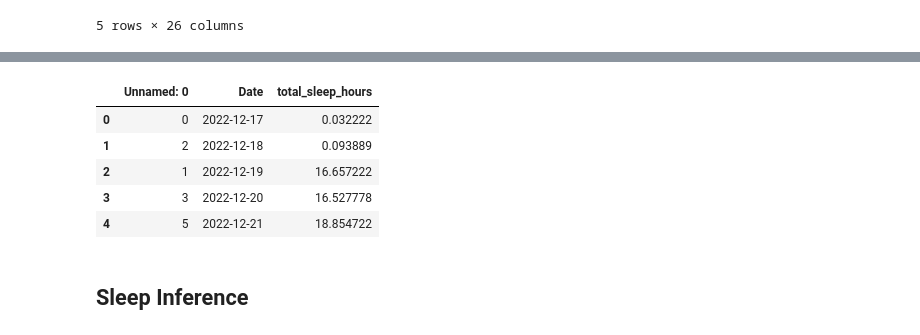
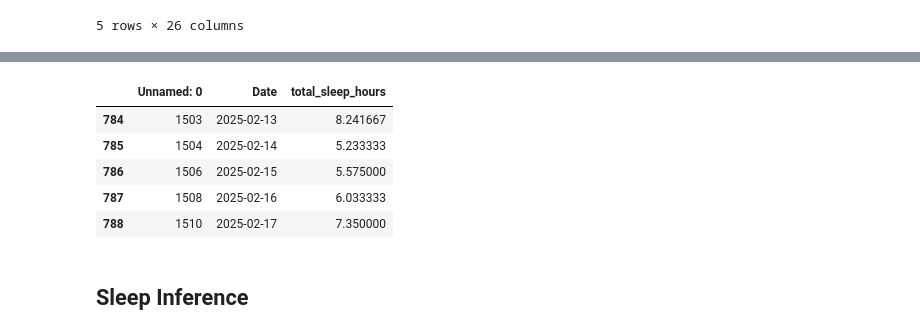
Before and after one commit to elaine-zhang12/google_takeout_sleep, a Jupyter notebook: cheryl_sleep_inference.ipynb, the cells around one changed output, grey strips where cells are left out. Saved outputs shown, nothing was run; the diff lists cells and outputs as text; code cells hidden in the pictures.

Commit message:
started on sleep inference

```diff
--- a/cheryl_sleep_inference.ipynb
+++ b/cheryl_sleep_inference.ipynb
@@ -94,13 +119,13 @@ chrome_history_CB.head()
 # %%
 # view apple watch sleep data as a dataframe
 sleep_CB = pd.read_csv("cheryl_sleep_data.csv")
-sleep_CB.head()
+sleep_CB.tail()
 # %% [output]
 |  | Unnamed: 0 | Date | total_sleep_hours |
-| 0 | 0 | 2022-12-17 | 0.032222 |
-| 1 | 2 | 2022-12-18 | 0.093889 |
-| 2 | 1 | 2022-12-19 | 16.657222 |
-| 3 | 3 | 2022-12-20 | 16.527778 |
-| 4 | 5 | 2022-12-21 | 18.854722 |
+| 784 | 1503 | 2025-02-13 | 8.241667 |
+| 785 | 1504 | 2025-02-14 | 5.233333 |
+| 786 | 1506 | 2025-02-15 | 5.575000 |
+| 787 | 1508 | 2025-02-16 | 6.033333 |
+| 788 | 1510 | 2025-02-17 | 7.350000 |
 # %% [markdown]
 ## Sleep Inference
```
Also changed, not shown: parts of 3 cells of this notebook, 1 other file.
